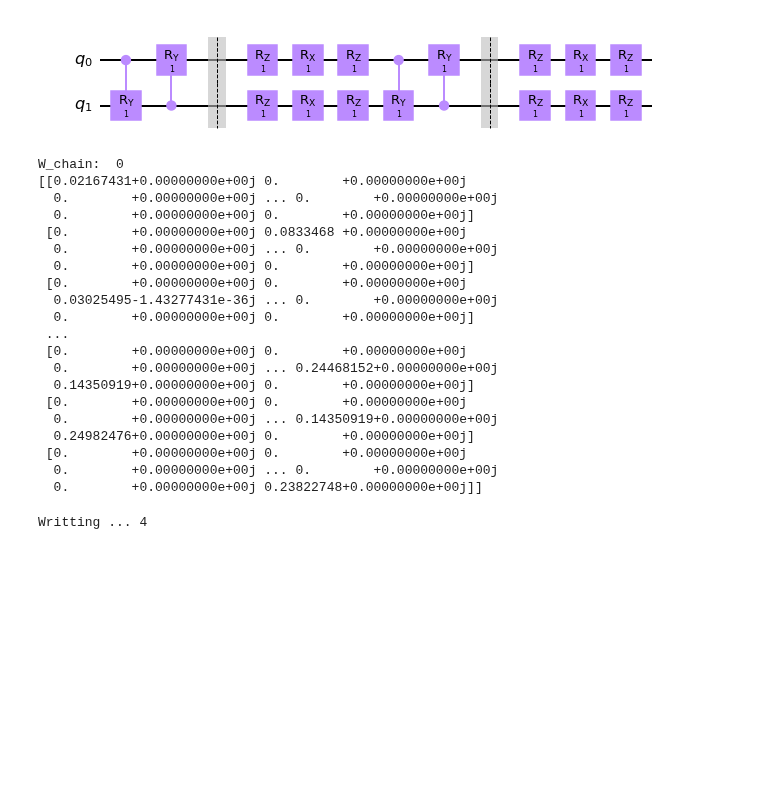
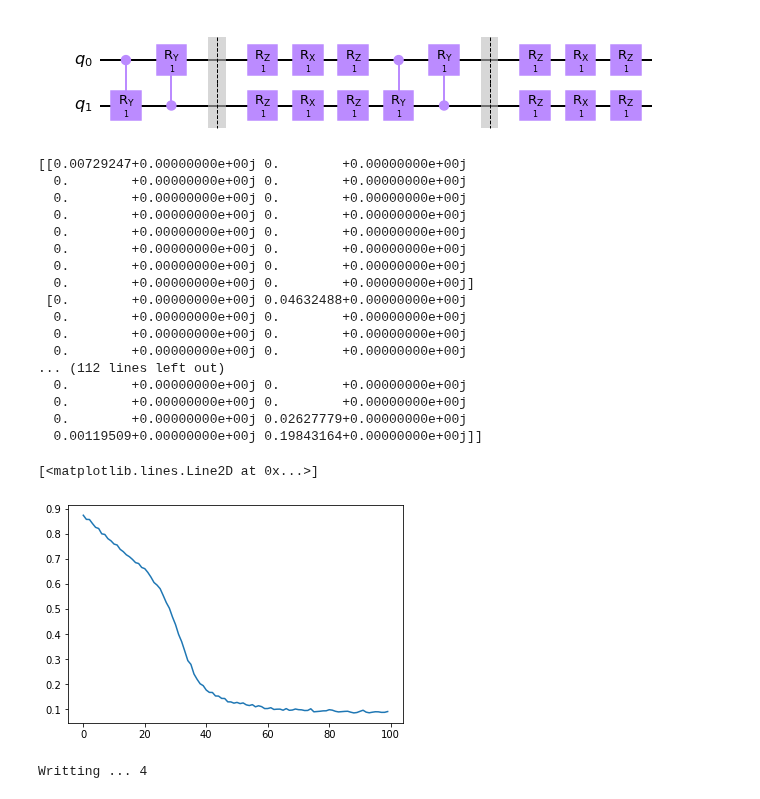
Before and after one commit to vutuanhai237/UC-VQA, a Jupyter notebook: codes/tomography/compare_W_QNG.ipynb, the cells around one changed output. Drawn from its saved outputs; the diff is of its cells as text; code cells hidden in the pictures; blank space fills up the shorter version.

```diff
--- a/codes/tomography/compare_W_QNG.ipynb
+++ b/codes/tomography/compare_W_QNG.ipynb
@@ -37,7 +37,7 @@ qc.draw('mpl')
 [figure]
 # %%
 num_qubits = 4
-num_layers = 2
+num_layers = 1
 thetas = np.ones(num_layers*num_qubits*4)
 psi = 2*np.random.rand(2**num_qubits)-1
 psi = psi / np.linalg.norm(psi)
@@ -45,38 +45,35 @@ qc = qiskit.QuantumCircuit(num_qubits, num_qubits)
 qc.initialize(psi, qubits = range(0, num_qubits))
 loss_values = []
 thetass = []
-for i in range(0, 1):
-    if i % 10 == 0:
-        print('W_chain: ', i)
+for i in range(0, 100):
+
     G = qtm.fubini_study.qng(qc.copy(), thetas, qtm.nqubit.create_Wchain_layerd_state, num_layers)
+    if i == 5:
+        print(G)
     grad_loss = qtm.base.grad_loss(
         qc,
         qtm.nqubit.create_Wchain_layerd_state,
-        thetas, r = 1/2, s = np.pi/2, num_layers = num_layers)
-    print(G)
+        thetas, num_layers = num_layers)
     thetas = np.real(thetas - qtm.constant.learning_rate*(np.linalg.inv(G) @ grad_loss))
-    thetass.append(thetas.copy())
     qc_copy = qtm.nqubit.create_Wchain_layerd_state(qc.copy(), thetas, num_layers)
     loss = qtm.base.loss_basis(qtm.base.measure(qc_copy, list(range(qc_copy.num_qubits))))
+    thetass.append(thetas.copy())
     loss_values.append(loss)
 # %% [output]
-W_chain:  0
-[[0.02167431+0.00000000e+00j 0.        +0.00000000e+00j
-  0.        +0.00000000e+00j ... 0.        +0.00000000e+00j
+[[0.00729247+0.00000000e+00j 0.        +0.00000000e+00j
+  0.        +0.00000000e+00j 0.        +0.00000000e+00j
+  0.        +0.00000000e+00j 0.        +0.00000000e+00j
+  0.        +0.00000000e+00j 0.        +0.00000000e+00j
+  0.        +0.00000000e+00j 0.        +0.00000000e+00j
+  0.        +0.00000000e+00j 0.        +0.00000000e+00j
+  0.        +0.00000000e+00j 0.        +0.00000000e+00j
   0.        +0.00000000e+00j 0.        +0.00000000e+00j]
- [0.        +0.00000000e+00j 0.0833468 +0.00000000e+00j
-  0.        +0.00000000e+00j ... 0.        +0.00000000e+00j
-  0.        +0.00000000e+00j 0.        +0.00000000e+00j]
- [0.        +0.00000000e+00j 0.        +0.00000000e+00j
-  0.03025495-1.43277431e-36j ... 0.        +0.00000000e+00j
-  0.        +0.00000000e+00j 0.        +0.00000000e+00j]
- ...
- [0.        +0.00000000e+00j 0.        +0.00000000e+00j
-  0.        +0.00000000e+00j ... 0.24468152+0.00000000e+00j
-  0.14350919+0.00000000e+00j 0.        +0.00000000e+00j]
- [0.        +0.00000000e+00j 0.        +0.00000000e+00j
-  0.        +0.00000000e+00j ... 0.14350919+0.00000000e+00j
-  0.24982476+0.00000000e+00j 0.        +0.00000000e+00j]
- [0.        +0.00000000e+00j 0.        +0.00000000e+00j
-  0.        +0.00000000e+00j ... 0.        +0.00000000e+00j
-  0.        +0.00000000e+00j 0.23822748+0.00000000e+00j]]
+ [0.        +0.00000000e+00j 0.04632488+0.00000000e+00j
+  0.        +0.00000000e+00j 0.        +0.00000000e+00j
+  0.        +0.00000000e+00j 0.        +0.00000000e+00j
+  0.        +0.00000000e+00j 0.        +0.00000000e+00j
+... (112 lines left out)
+  0.        +0.00000000e+00j 0.        +0.00000000e+00j
+  0.        +0.00000000e+00j 0.        +0.00000000e+00j
+  0.        +0.00000000e+00j 0.02627779+0.00000000e+00j
+  0.00119509+0.00000000e+00j 0.19843164+0.00000000e+00j]]
@@ -85,3 +80,9 @@ W_chain:  0
+# %%
+from matplotlib import pyplot as plt
+plt.plot(loss_values)
+# %% [output]
+[<matplotlib.lines.Line2D at 0x...>]
+[figure, added]
 # %%
 traces = []
 fidelities = []
```
Also changed, not shown: parts of 1 cell of this notebook, 14 other files.
